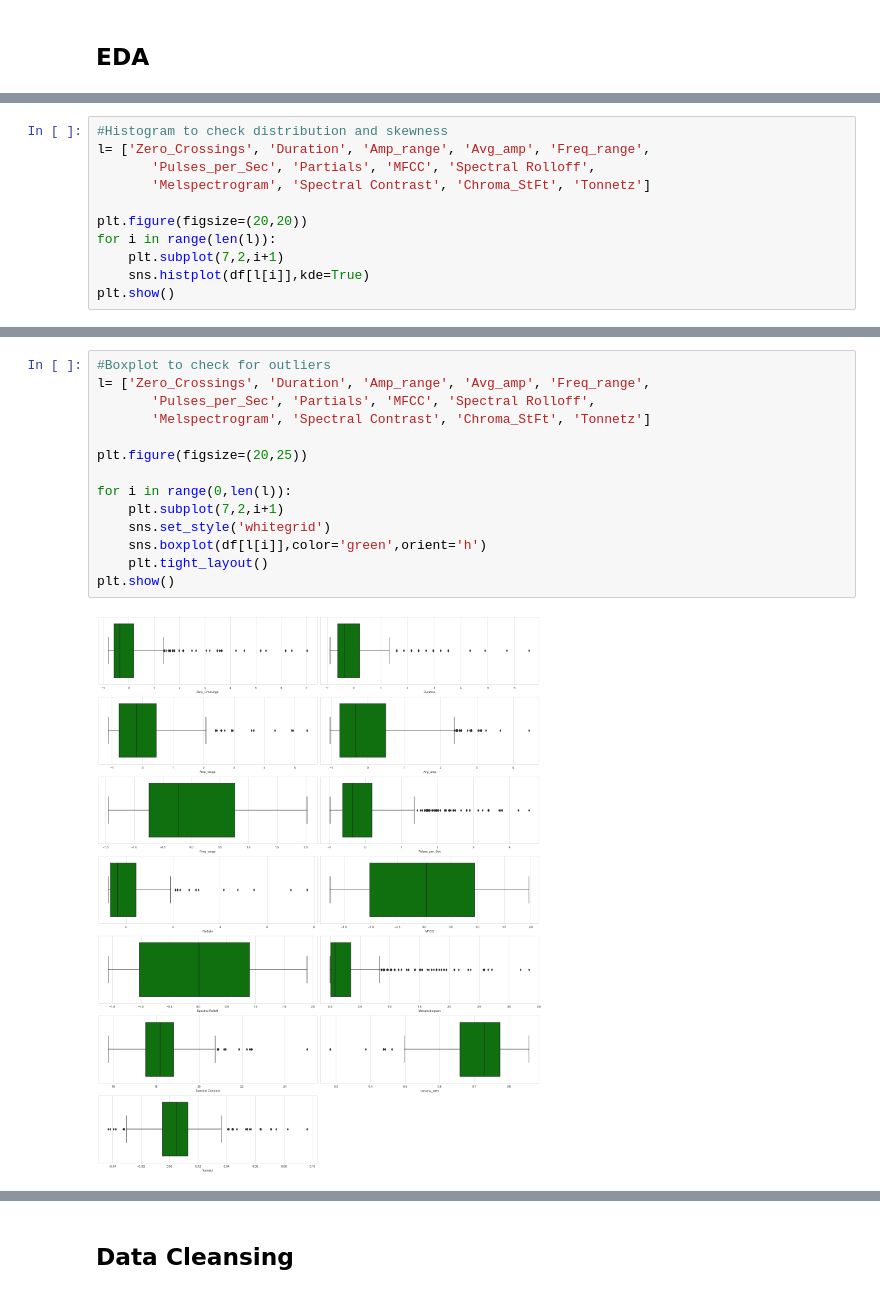
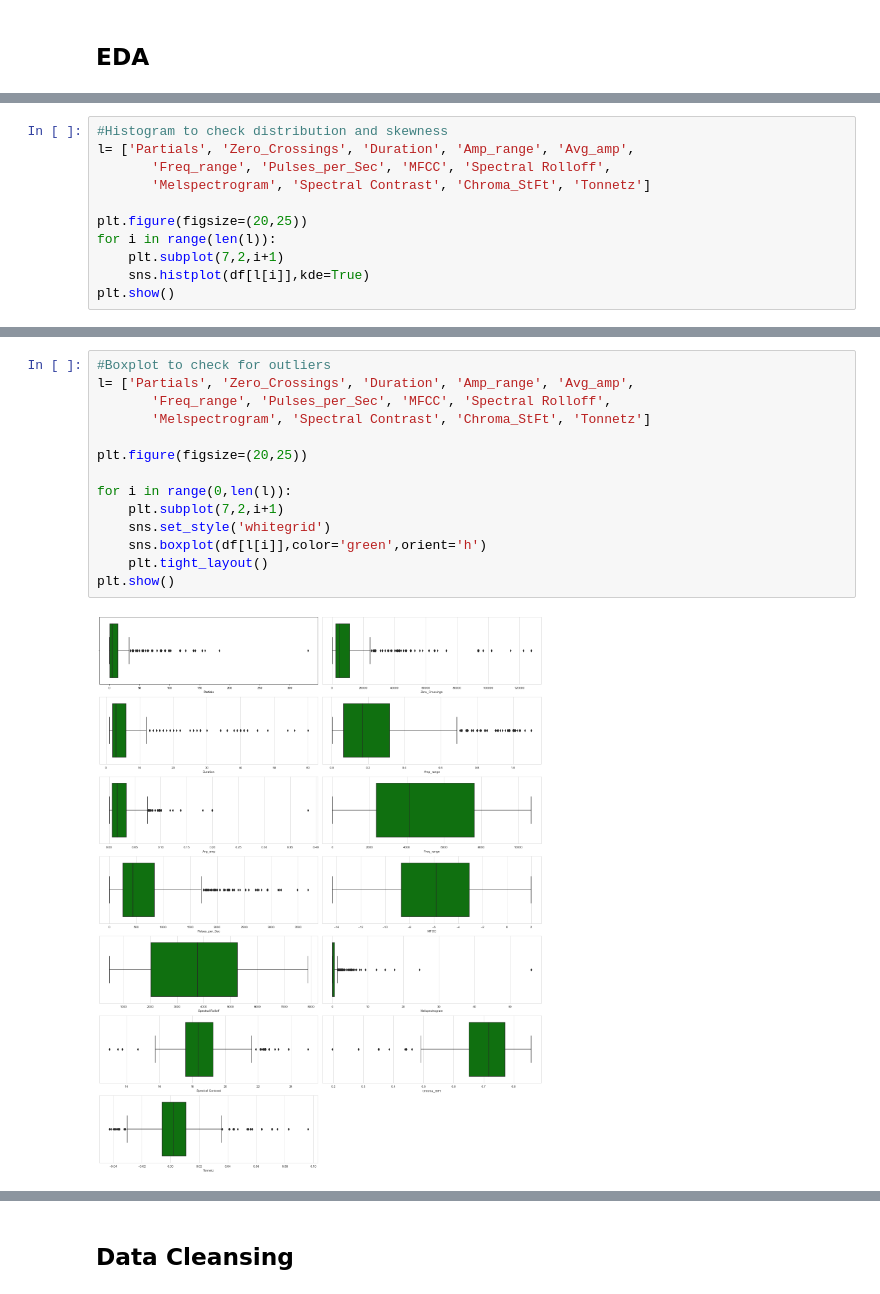
Before and after one commit to kexantus/felidetect, a Jupyter notebook: Feature Cleaning.ipynb, the cells around one changed output, grey strips where cells are left out. Cells and saved outputs as stored; diff of their text form.

```diff
--- a/Feature Cleaning.ipynb
+++ b/Feature Cleaning.ipynb
@@ -68,10 +68,10 @@ df.describe(include='all')
 # %%
 #Histogram to check distribution and skewness
-l= ['Zero_Crossings', 'Duration', 'Amp_range', 'Avg_amp', 'Freq_range',
-       'Pulses_per_Sec', 'Partials', 'MFCC', 'Spectral Rolloff',
+l= ['Partials', 'Zero_Crossings', 'Duration', 'Amp_range', 'Avg_amp',
+       'Freq_range', 'Pulses_per_Sec', 'MFCC', 'Spectral Rolloff',
        'Melspectrogram', 'Spectral Contrast', 'Chroma_StFt', 'Tonnetz']
 
-plt.figure(figsize=(20,20))
+plt.figure(figsize=(20,25))
 for i in range(len(l)):
     plt.subplot(7,2,i+1)
     sns.histplot(df[l[i]],kde=True)
@@ -81,18 +81,18 @@ plt.show()
 # %%
 #Boxplot to check for outliers
-l= ['Zero_Crossings', 'Duration', 'Amp_range', 'Avg_amp', 'Freq_range',
-       'Pulses_per_Sec', 'Partials', 'MFCC', 'Spectral Rolloff',
+l= ['Partials', 'Zero_Crossings', 'Duration', 'Amp_range', 'Avg_amp',
+       'Freq_range', 'Pulses_per_Sec', 'MFCC', 'Spectral Rolloff',
        'Melspectrogram', 'Spectral Contrast', 'Chroma_StFt', 'Tonnetz']
 
 plt.figure(figsize=(20,25))
 
 for i in range(0,len(l)):
     plt.subplot(7,2,i+1)
     sns.set_style('whitegrid')
     sns.boxplot(df[l[i]],color='green',orient='h')
     plt.tight_layout()
 plt.show()
 # %% [output]
-[figure, old version]
+[figure, new version]
 # %%
 #Quality correlation matrix
```
Also changed, not shown: parts of 20 cells of this notebook, 3 other files.
